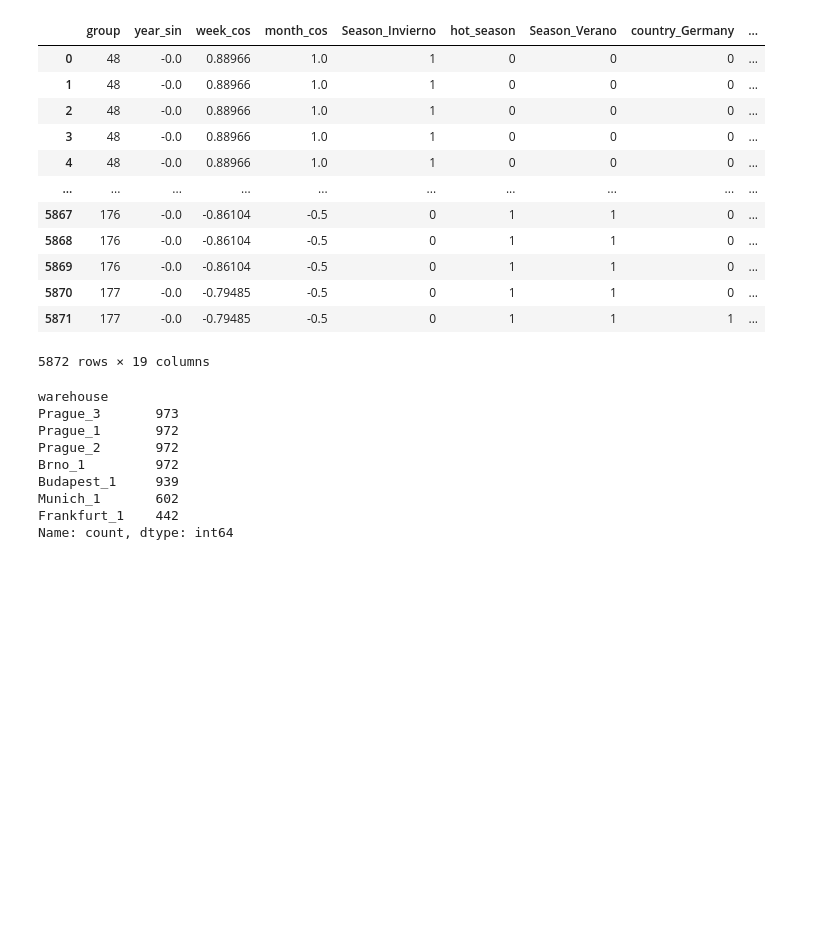
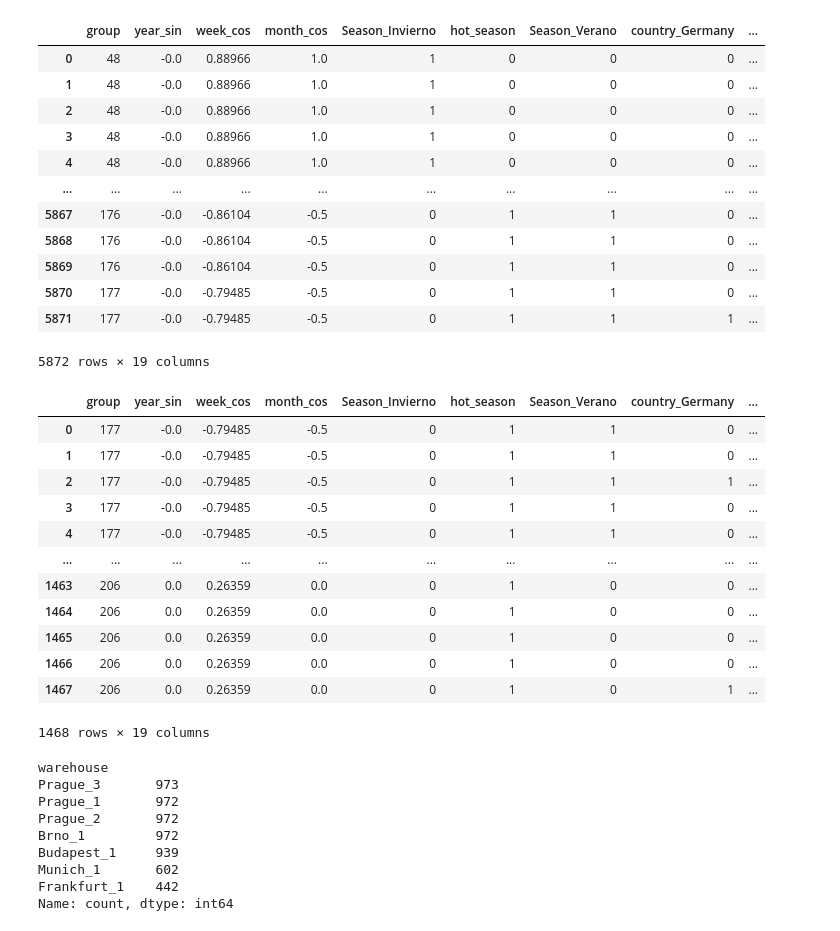
Before and after one commit to Manuel-Pol/Rohlik-orders-challenge, a Jupyter notebook: visus.ipynb, the cells around one changed output. Cells and saved outputs as stored; diff of their text form; code cells hidden in the pictures; blank space fills up the shorter version.

```diff
--- a/visus.ipynb
+++ b/visus.ipynb
@@ -1199,6 +1068,22 @@ df_final_train
 | 5870 | 177 | -0.0 | -0.79485 | -0.5 | 0 | 1 | 1 | 0 | ... |
 | 5871 | 177 | -0.0 | -0.79485 | -0.5 | 0 | 1 | 1 | 1 | ... |
 5872 rows × 19 columns
+# %%
+df_final_validation
+# %% [output]
+|  | group | year_sin | week_cos | month_cos | Season_Invierno | hot_season | Season_Verano | country_Germany | ... |
+| 0 | 177 | -0.0 | -0.79485 | -0.5 | 0 | 1 | 1 | 0 | ... |
+| 1 | 177 | -0.0 | -0.79485 | -0.5 | 0 | 1 | 1 | 0 | ... |
+| 2 | 177 | -0.0 | -0.79485 | -0.5 | 0 | 1 | 1 | 1 | ... |
+| 3 | 177 | -0.0 | -0.79485 | -0.5 | 0 | 1 | 1 | 0 | ... |
+| 4 | 177 | -0.0 | -0.79485 | -0.5 | 0 | 1 | 1 | 0 | ... |
+| ... | ... | ... | ... | ... | ... | ... | ... | ... | ... |
+| 1463 | 206 | 0.0 | 0.26359 | 0.0 | 0 | 1 | 0 | 0 | ... |
+| 1464 | 206 | 0.0 | 0.26359 | 0.0 | 0 | 1 | 0 | 0 | ... |
+| 1465 | 206 | 0.0 | 0.26359 | 0.0 | 0 | 1 | 0 | 0 | ... |
+| 1466 | 206 | 0.0 | 0.26359 | 0.0 | 0 | 1 | 0 | 0 | ... |
+| 1467 | 206 | 0.0 | 0.26359 | 0.0 | 0 | 1 | 0 | 1 | ... |
+1468 rows × 19 columns
 # %%
 warehouses.value_counts()
 # %% [output]
```
Also changed, not shown: parts of 34 cells of this notebook.
